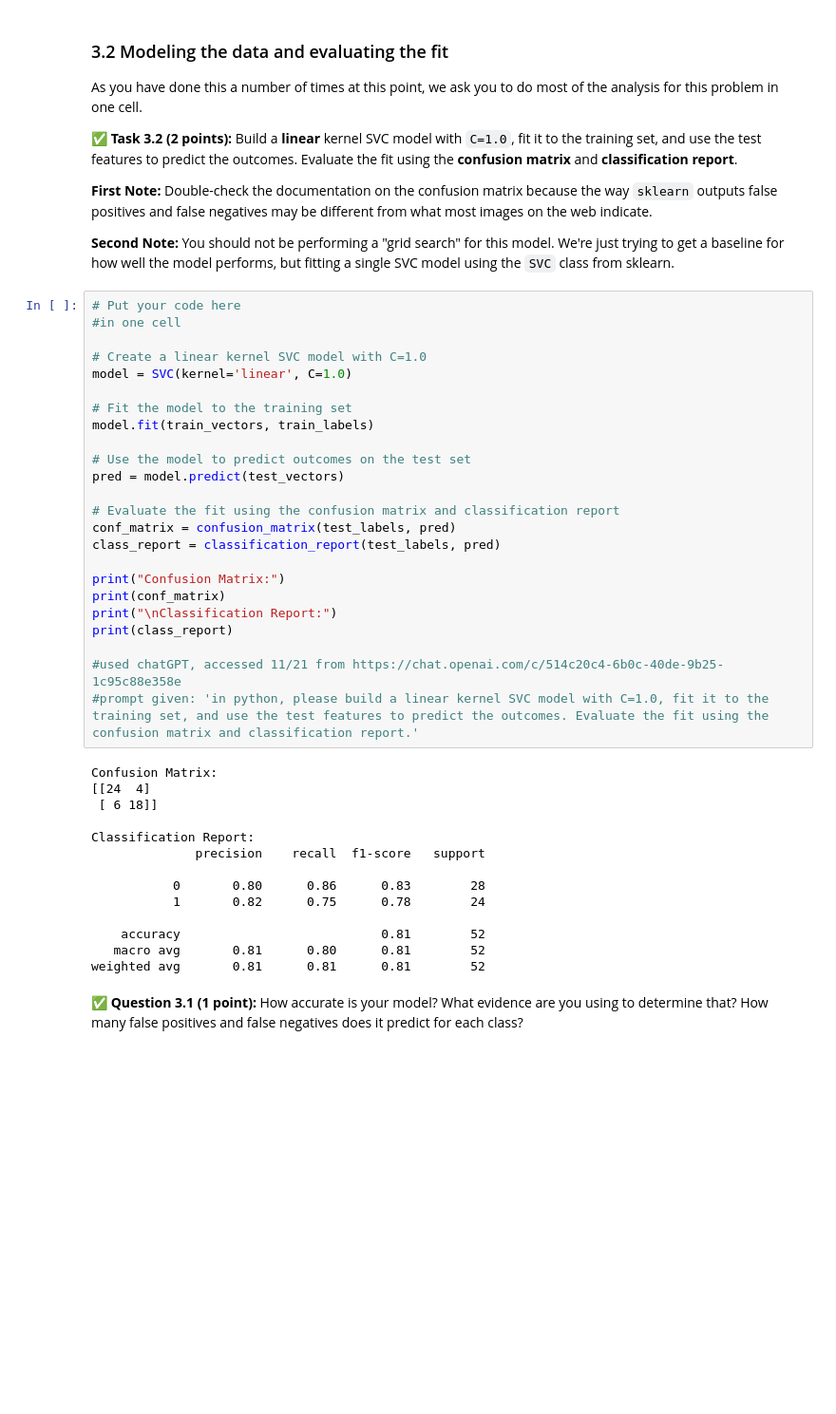
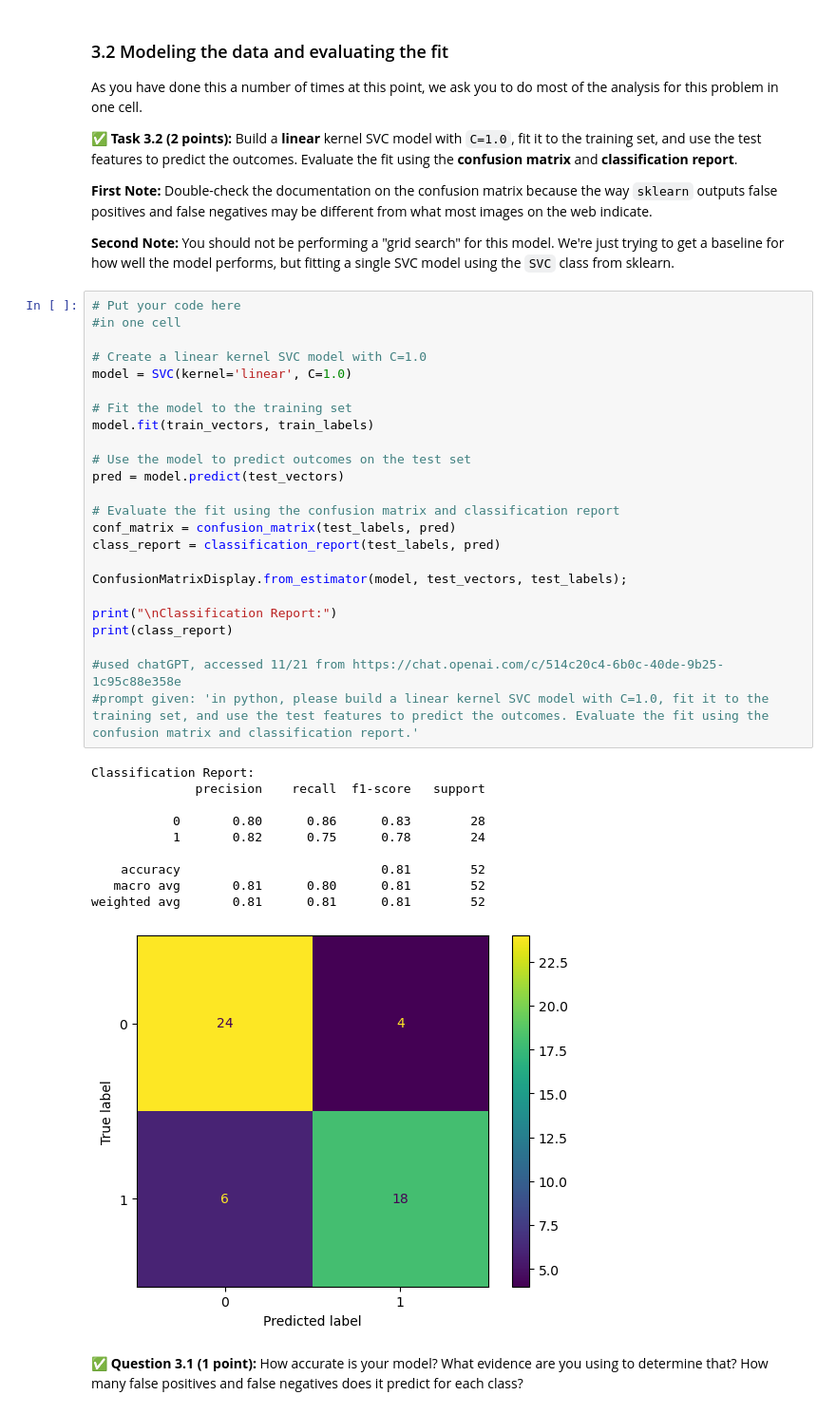
Before and after one commit to sarahhoogstraten/CMSE202-f23-turnin, a Jupyter notebook: hw-04/HW-04_PerceptronSVMandPCA-SarahHoogstraten.ipynb, the cells around one changed output. Shown: that part at 95% size. Cells and saved outputs as stored; diff of their text form; blank space fills up the shorter version.

```diff
--- a/hw-04/HW-04_PerceptronSVMandPCA-SarahHoogstraten.ipynb
+++ b/hw-04/HW-04_PerceptronSVMandPCA-SarahHoogstraten.ipynb
@@ -238,39 +241,36 @@ As you have done this a number of times at this point, we ask you to do most of
 #in one cell
 
 # Create a linear kernel SVC model with C=1.0
 model = SVC(kernel='linear', C=1.0)
 
 # Fit the model to the training set
 model.fit(train_vectors, train_labels)
 
 # Use the model to predict outcomes on the test set
 pred = model.predict(test_vectors)
 
 # Evaluate the fit using the confusion matrix and classification report
 conf_matrix = confusion_matrix(test_labels, pred)
 class_report = classification_report(test_labels, pred)
 
-print("Confusion Matrix:")
-print(conf_matrix)
+ConfusionMatrixDisplay.from_estimator(model, test_vectors, test_labels);
+
 print("\nClassification Report:")
 print(class_report)
 
 #used chatGPT, accessed 11/21 from https://chat.openai.com/c/514c20c4-6b0c-40de-9b25-1c95c88e358e
 #prompt given: 'in python, please build a linear kernel SVC model with C=1.0, fit it to the training set, and use the test features to predict the outcomes. Evaluate the fit using the confusion matrix and classification report.'
 # %% [output]
-Confusion Matrix:
-[[24  4]
- [ 6 18]]
-
 Classification Report:
               precision    recall  f1-score   support
 
            0       0.80      0.86      0.83        28
            1       0.82      0.75      0.78        24
 
     accuracy                           0.81        52
    macro avg       0.81      0.80      0.81        52
 weighted avg       0.81      0.81      0.81        52
+[figure, added]
 # %% [markdown]
 &#9989; **Question 3.1 (1 point):** How accurate is your model? What evidence are you using to determine that? How many false positives and false negatives does it predict for each class?
 # %% [markdown]
```
Also changed, not shown: parts of 9 cells of this notebook.
